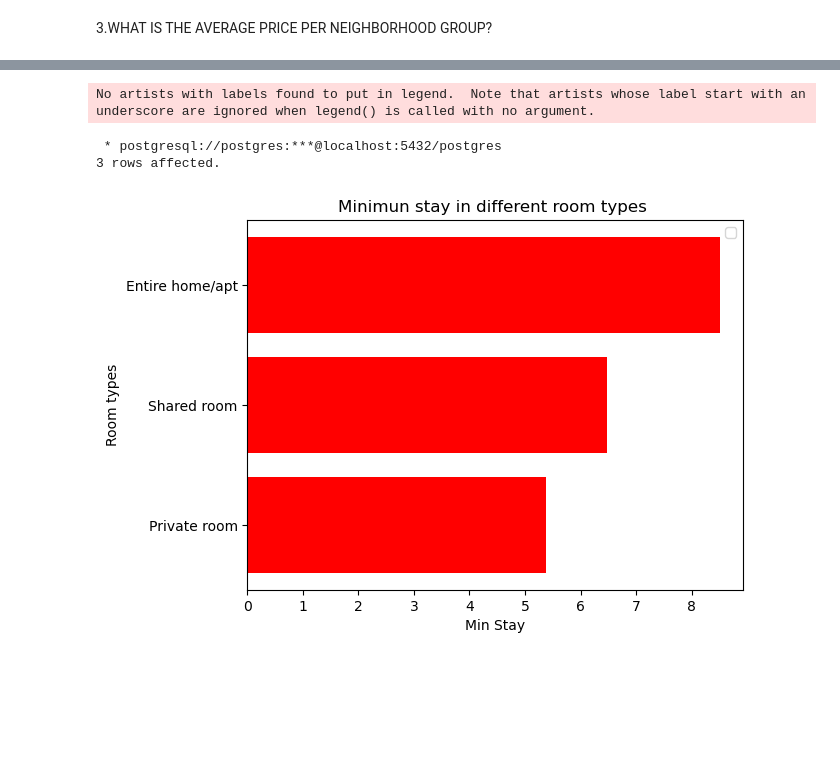
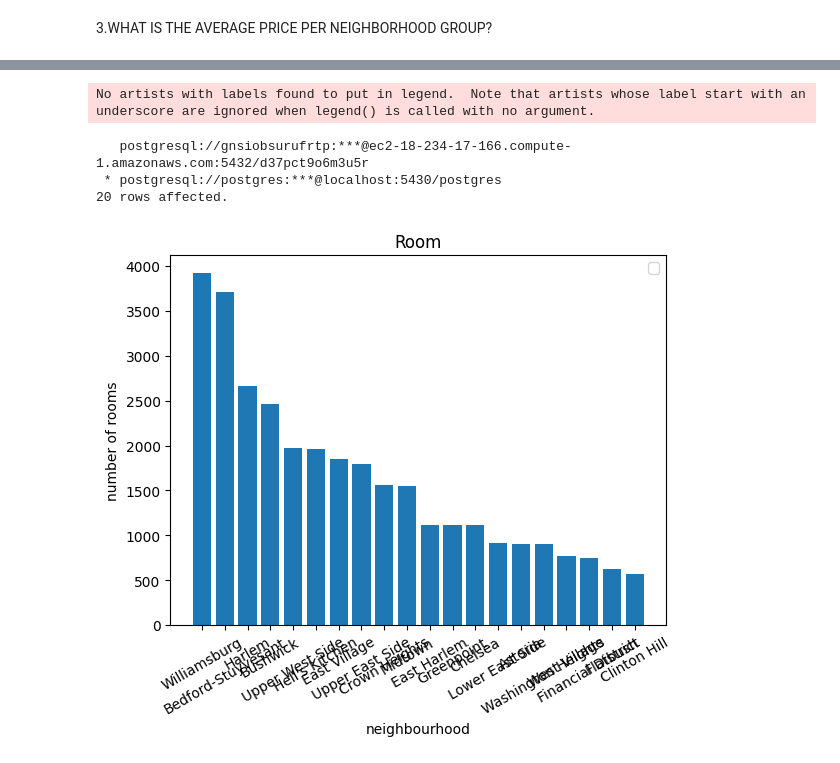
Before and after one commit to The-DigitalAcademy/No_Name-Data-Visualization-and-Analysis---Airbnb_lisbon-, a Jupyter notebook: new_york_airbnb.ipynb, the cells around one changed output, grey strips where cells are left out. Drawn from its saved outputs; the diff is of its cells as text; code cells hidden in the pictures; blank space fills up the shorter version.

```diff
--- a/new_york_airbnb.ipynb
+++ b/new_york_airbnb.ipynb
@@ -242,0 +224,20 @@ Avg For How Many Nights People Stayed In Each room_type
+# %%
+avg_price=%sql select  count(room_type), room_type,neighbourhood_group from  airbnb_newyork group by neighbourhood_group,room_type order by count(room_type) desc
+
+cnt_rmtype=[]
+rum_type = []
+neighbourhood_group = []
+
+
+for i in avg_price:
+    cnt_rmtype.append(i[0])
+    rum_type.append(i[1])
+    neighbourhood_group.append(i[2])
+
+plt.bar(neighbourhood_group, price, color='green')
+plt.ylabel("average prices($/Dollar)")
+plt.xlabel("Neighbourhood group")
+plt.xticks(rotation=30)
+plt.title('Average Prices vs Neighbourhood group')
+plt.legend()
+plt.show()
@@ -243,20 +250,23 @@ Avg For How Many Nights People Stayed In Each room_type
 # %%
-our_month=%sql select avg(minimum_nights),room_type from airbnb_newyork GROUP BY  room_type ORDER BY avg(minimum_nights)
-min_stay=[]
-rm_type=[]
+number_of_room = %sql select count(room_type), neighborhood from airbnb_newyork group by neighborhood order by count(room_type) desc limit 20
 
-for i in our_month:
-    min_stay.append(i[0])
-    rm_type.append(i[1])
+room_type = []
+neighborhood = []
 
-plt.barh(rm_type, min_stay, color='red')
-plt.ylabel("Room types")
-plt.xlabel("Min Stay")
-plt.title('Minimun stay in different room types ')
+for i in number_of_room:
+    room_type.append(i[0])
+    neighborhood.append(i[1])
+
+plt.bar(neighborhood, room_type)
+plt.ylabel("number of rooms")
+plt.xlabel("neighbourhood")
+plt.xticks(rotation=30)
+plt.title('Room')
 plt.legend()
 plt.show()
 # %% [output]
 No artists with labels found to put in legend.  Note that artists whose label start with an underscore are ignored when legend() is called with no argument.
- * postgresql://postgres:***@localhost:5432/postgres
-3 rows affected.
+   postgresql://gnsiobsurufrtp:***@ec2-18-234-17-166.compute-1.amazonaws.com:5432/d37pct9o6m3u5r
+ * postgresql://postgres:***@localhost:5430/postgres
+20 rows affected.
-[figure, old version]
+[figure, new version]
```
Also changed, not shown: parts of 27 cells of this notebook.
